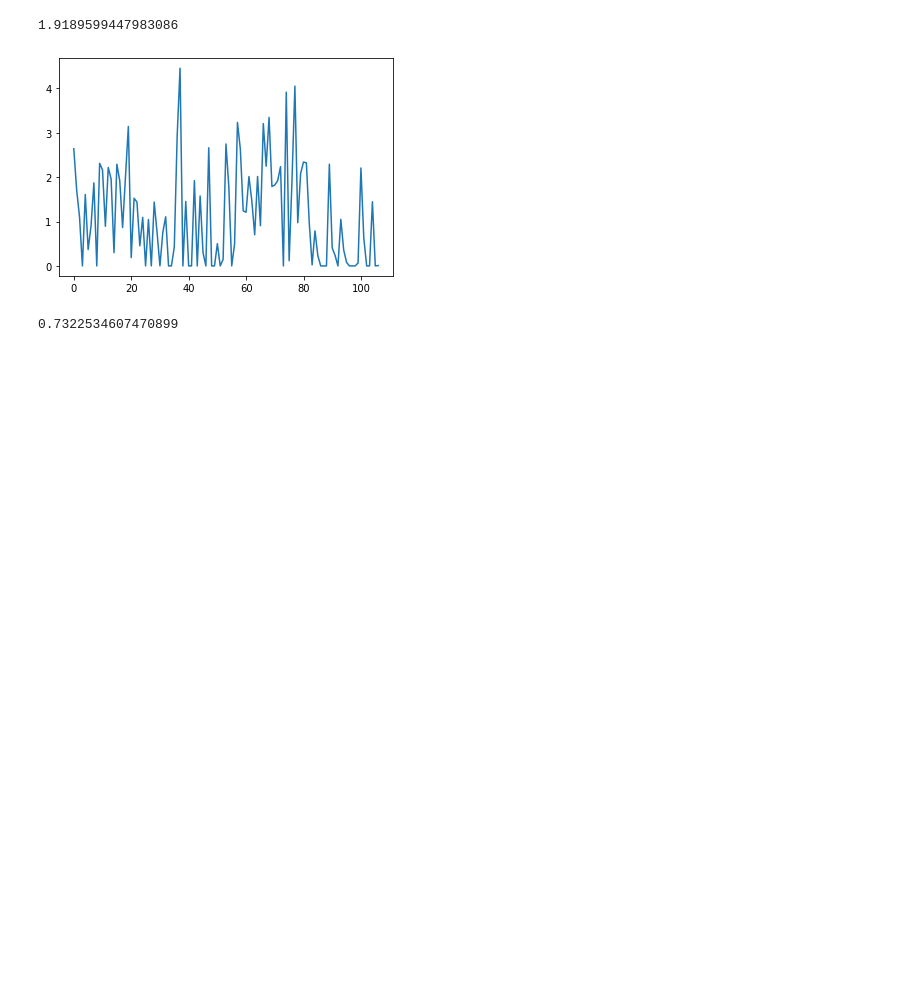
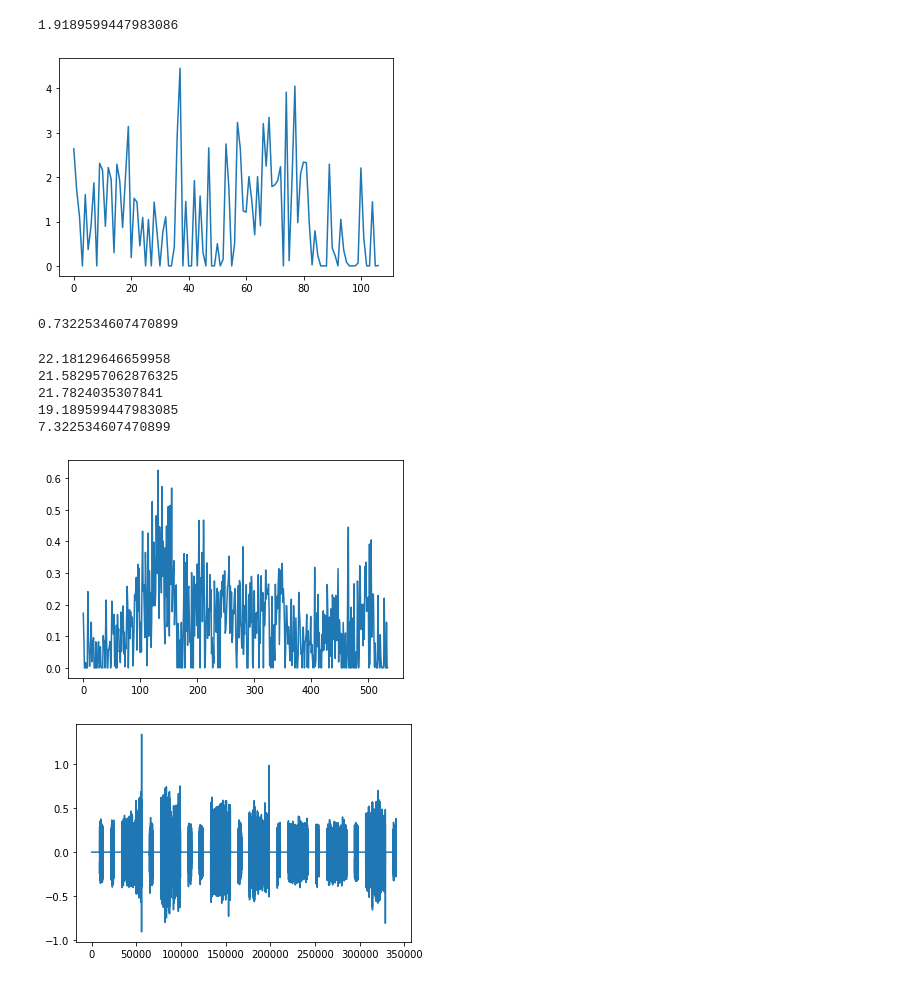
Before and after one commit to zachtheyek/ml-blc1, a Jupyter notebook: signal_modeling/test_audio.ipynb, the cells around one changed output. Cells and saved outputs as stored; diff of their text form; code cells hidden in the pictures; blank space fills up the shorter version.

Commit message:
Analyze and plot synthetic versions of lookalikes

```diff
--- a/signal_modeling/test_audio.ipynb
+++ b/signal_modeling/test_audio.ipynb
@@ -252,3 +252,75 @@ sf.write(f'test_voltage_full_spline.wav', S, sample_rate, subtype='PCM_24')
 1.9189599447983086
 [figure]
 0.7322534607470899
+# %%
+from scipy.interpolate import splev, splrep
+
+sample_rate = 44100
+all_y = np.load('intensity_data.npy', allow_pickle=True)
+ts_info = np.load('ts_info.npy', allow_pickle=True).item()
+candidate = all_y[0]['signal']
+
+def convert_freq(f):
+    middle_C = 264
+    return 0.5*middle_C+(f-982.0015)/(982.0035-982.0015)*(2*middle_C-0.5*middle_C)
+
+def convert_drift_rate(dr):
+    middle_C = 264
+    return dr/((982.0035-982.0015)*1e6)*(2*middle_C-0.5*middle_C)
+
+synth_audio = []
+yss = []
+for i, ts in enumerate(ts_info['ts_list']):
+    audio_len = 0.5 * len(ts) / 107
+    stream = stg.voltage.DataStream(sample_rate=sample_rate)
+    stream.add_noise(0, 0.1)
+
+    ys = candidate[i]['scaled_ys']
+    if ys is not None:
+        # manual scaling; 5 seconds for ON pointing
+        ts = np.arange(len(ts)) / len(ts) * audio_len
+
+        # Arbitrary scaling!
+        ys = np.maximum(ys, 0) / 2 / 10
+        yss.append(ys)
+
+        # Adjust starting frequency and drift rate for different time/frequency scalings
+        f_start = convert_freq(candidate[i]['center_freq'])
+        drift_rate = convert_drift_rate(candidate[i]['drift_rate']) * (len(ts) * dt) / audio_len
+        print(drift_rate)
+
+        def modulated_signal(audio_ts):
+            phase = 0
+
+            spl = splrep(ts, ys)
+            level = splev(audio_ts, spl)
+#             level = ys[np.digitize(audio_ts, ts) - 1]
+            chirp_phase = 2 * np.pi * ((f_start - 0) * audio_ts + 0.5 * drift_rate * audio_ts**2)
+            return level * np.cos(chirp_phase + phase)
+
+
+        stream.add_signal(modulated_signal)
+
+    S = stream.get_samples(int(sample_rate * audio_len))
+
+    # add blip before sound
+    synth_audio.append([0]*(sample_rate//5))
+    synth_audio.append(S)
+
+
+S = np.concatenate(synth_audio)
+sf.write(f'voltage_full_spline_short.wav', S, sample_rate, subtype='PCM_24')
+
+
+plt.plot(np.concatenate(yss))
+plt.show()
+plt.plot(S)
+plt.show()
+# %% [output]
+22.18129646659958
+21.582957062876325
+21.7824035307841
+19.189599447983085
+7.322534607470899
+[figure, added]
+[figure, added]
```
Also changed, not shown: parts of 1 cell of this notebook, 12 other files.
